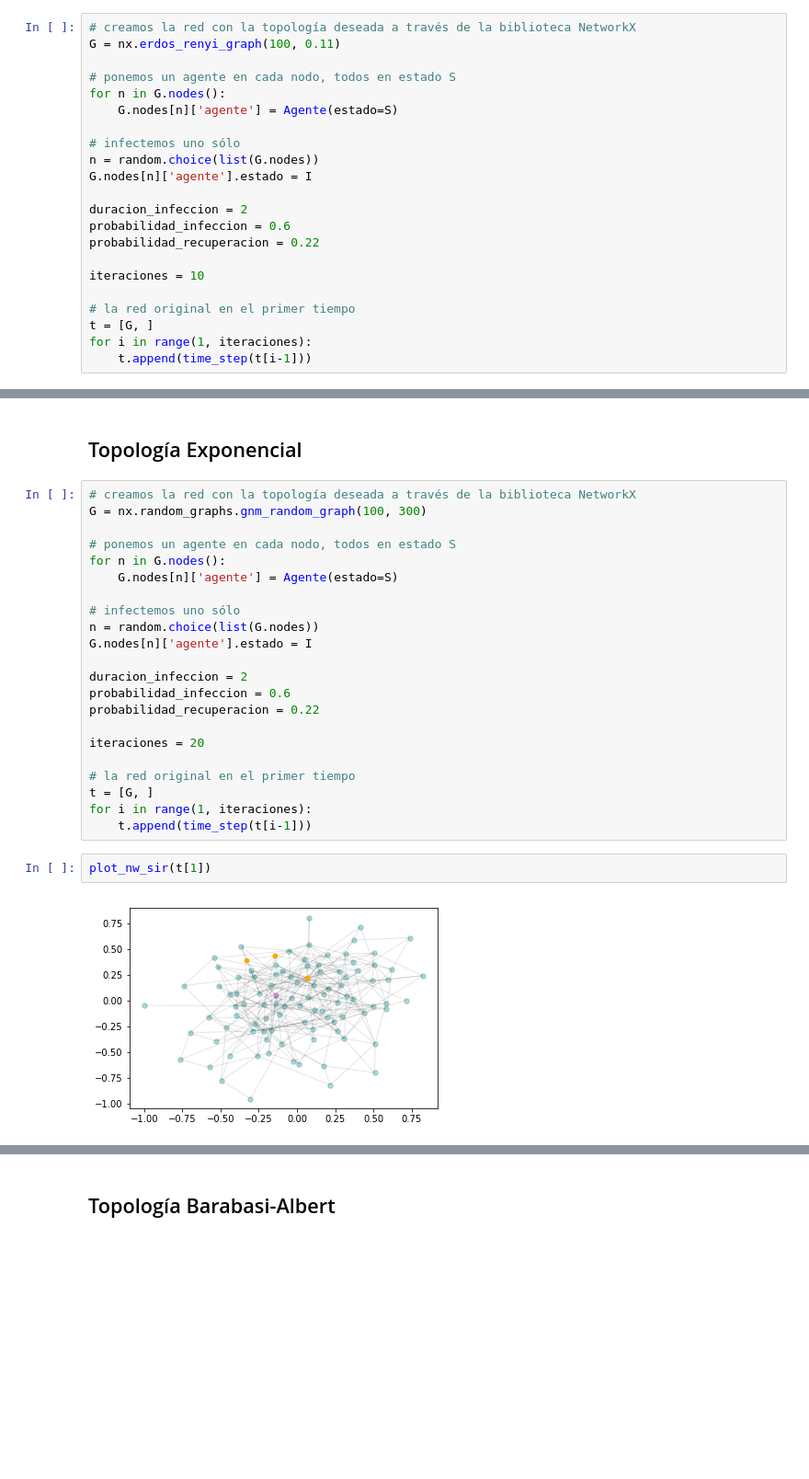
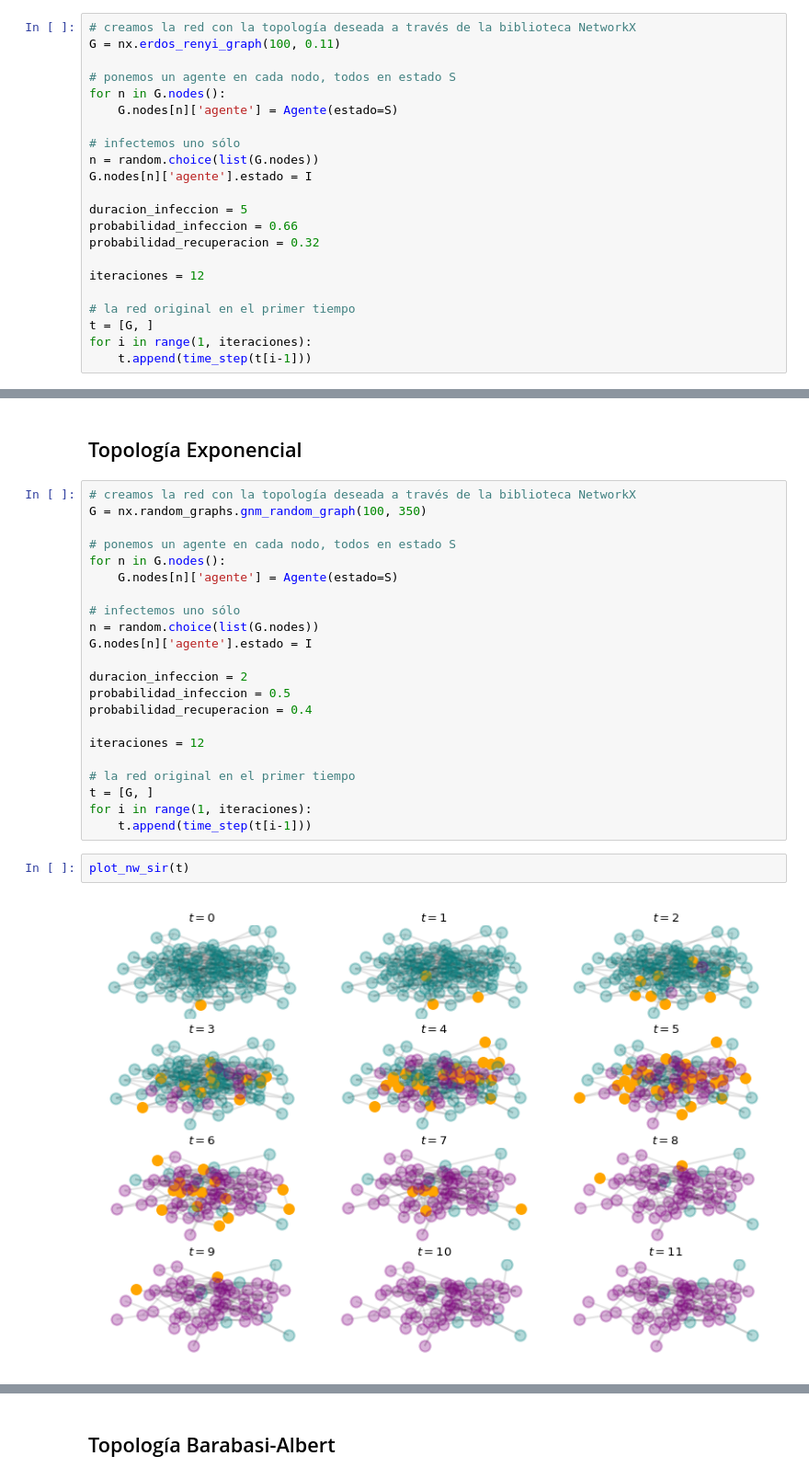
Before and after one commit to rgarcia-herrera/complejidad, a Jupyter notebook: redes/network SIR.ipynb, the cells around one changed output, grey strips where cells are left out. Shown at 92% size. Saved outputs shown, nothing was run; the diff lists cells and outputs as text; blank space fills up the shorter version.

```diff
--- a/redes/network SIR.ipynb
+++ b/redes/network SIR.ipynb
@@ -147,11 +150,11 @@ for n in G.nodes():
 n = random.choice(list(G.nodes))
 G.nodes[n]['agente'].estado = I
 
-duracion_infeccion = 2
-probabilidad_infeccion = 0.6
-probabilidad_recuperacion = 0.22
+duracion_infeccion = 5
+probabilidad_infeccion = 0.66
+probabilidad_recuperacion = 0.32
 
-iteraciones = 10
+iteraciones = 12
 
 # la red original en el primer tiempo
 t = [G, ]
@@ -169,7 +172,7 @@ plot_pop_sir(t)
 ## Topología Exponencial
 # %%
 # creamos la red con la topología deseada a través de la biblioteca NetworkX
-G = nx.random_graphs.gnm_random_graph(100, 300)
+G = nx.random_graphs.gnm_random_graph(100, 350)
 
 # ponemos un agente en cada nodo, todos en estado S
 for n in G.nodes():
@@ -180,19 +183,19 @@ n = random.choice(list(G.nodes))
 G.nodes[n]['agente'].estado = I
 
 duracion_infeccion = 2
-probabilidad_infeccion = 0.6
-probabilidad_recuperacion = 0.22
+probabilidad_infeccion = 0.5
+probabilidad_recuperacion = 0.4
 
-iteraciones = 20
+iteraciones = 12
 
 # la red original en el primer tiempo
 t = [G, ]
 for i in range(1, iteraciones):
     t.append(time_step(t[i-1]))
 # %%
-plot_nw_sir(t[1])
+plot_nw_sir(t)
 # %% [output]
-[figure, old version]
+[figure, new version]
 # %%
 plot_pop_sir(t)
 # %% [output]
```
Also changed, not shown: parts of 15 cells of this notebook.
